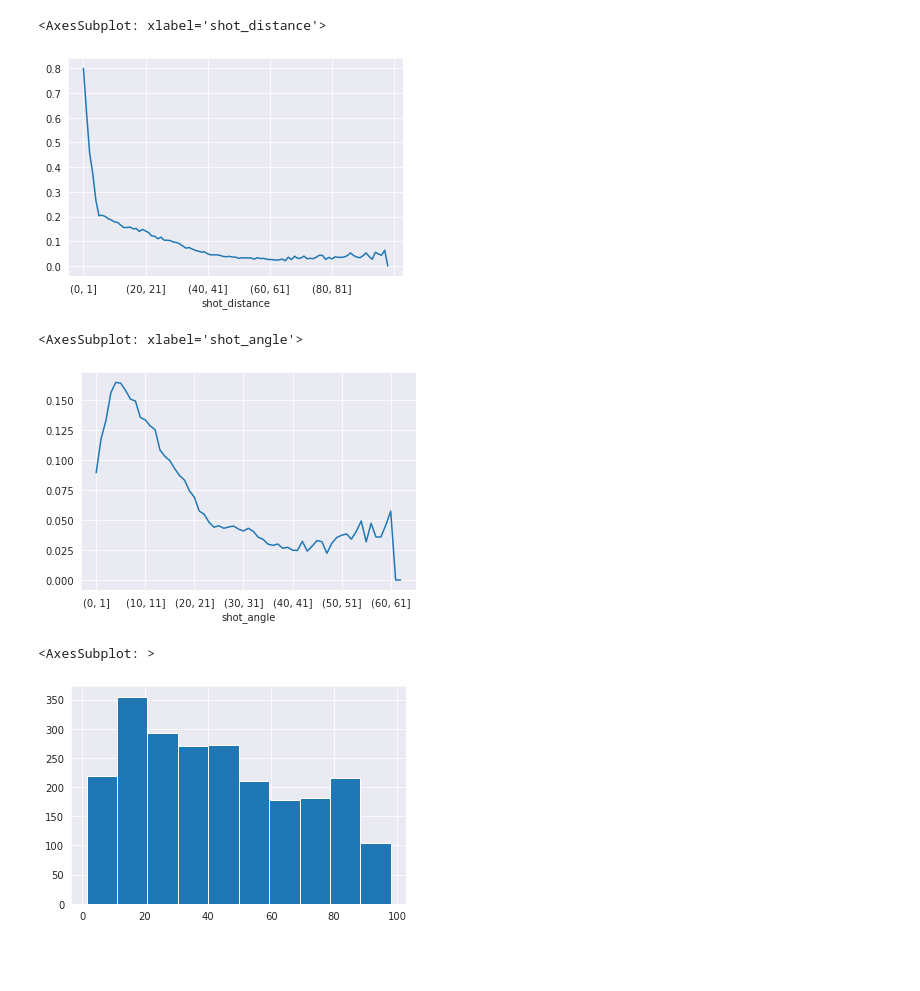
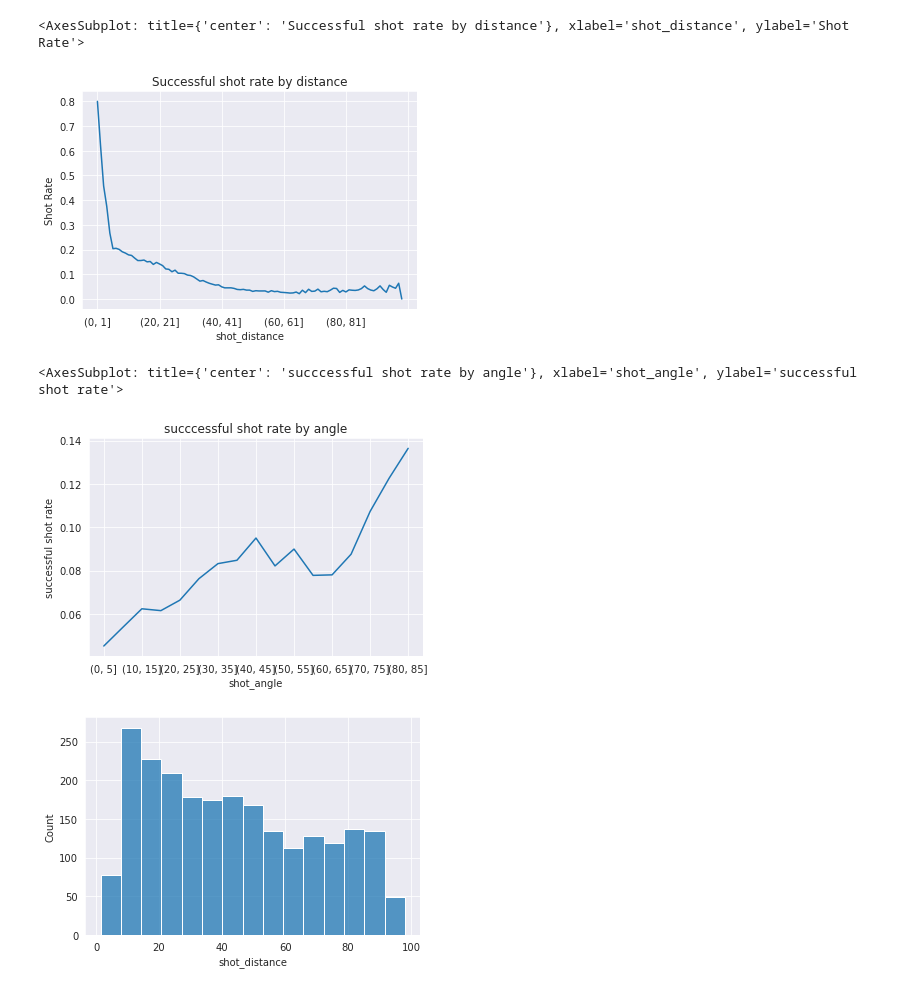
Before and after one commit to williamGlazer/IFT6758, a Jupyter notebook: notebooks/5.feature_engineering.ipyb.ipynb, the cells around one changed output. Saved outputs shown, nothing was run; the diff lists cells and outputs as text; code cells hidden in the pictures; blank space fills up the shorter version.

```diff
--- a/notebooks/5.feature_engineering.ipyb.ipynb
+++ b/notebooks/5.feature_engineering.ipyb.ipynb
@@ -46,22 +87,22 @@ bins = pd.cut(df['shot_distance'], bins=np.arange(0, 100, 1))
 goal_by_bins = df.groupby(bins).goal
 
 success_rate = goal_by_bins.mean()
-success_rate.plot()
+success_rate.plot(ylabel='Shot Rate', title='Successful shot rate by distance')
 # %% [output]
-<AxesSubplot: xlabel='shot_distance'>
+<AxesSubplot: title={'center': 'Successful shot rate by distance'}, xlabel='shot_distance', ylabel='Shot Rate'>
-[figure, old version]
+[figure, new version]
 # %%
-bins = pd.cut(df['shot_angle'], bins=np.arange(0, 90, 1))
+bins = pd.cut(df['shot_angle'], bins=np.arange(0, 90, 5))
 goal_by_bins = df.groupby(bins).goal
 
 success_rate = goal_by_bins.mean()
-success_rate.plot()
+success_rate.plot(ylabel='successful shot rate', title='succcessful shot rate by angle')
 # %% [output]
-<AxesSubplot: xlabel='shot_angle'>
+<AxesSubplot: title={'center': 'succcessful shot rate by angle'}, xlabel='shot_angle', ylabel='successful shot rate'>
-[figure, old version]
+[figure, new version]
 # %%
-is_net_empty = df['empty net'].astype(bool)
-df[is_goal & is_net_empty].shot_distance.hist()
+is_net_empty = df['empty_net'].astype(bool)
+sns.histplot(df[is_goal & is_net_empty], x='shot_distance')
+plt.show()
 # %% [output]
-<AxesSubplot: >
-[figure, old version]
+[figure, new version]
```
Also changed, not shown: parts of 12 cells of this notebook, 1 other file.
